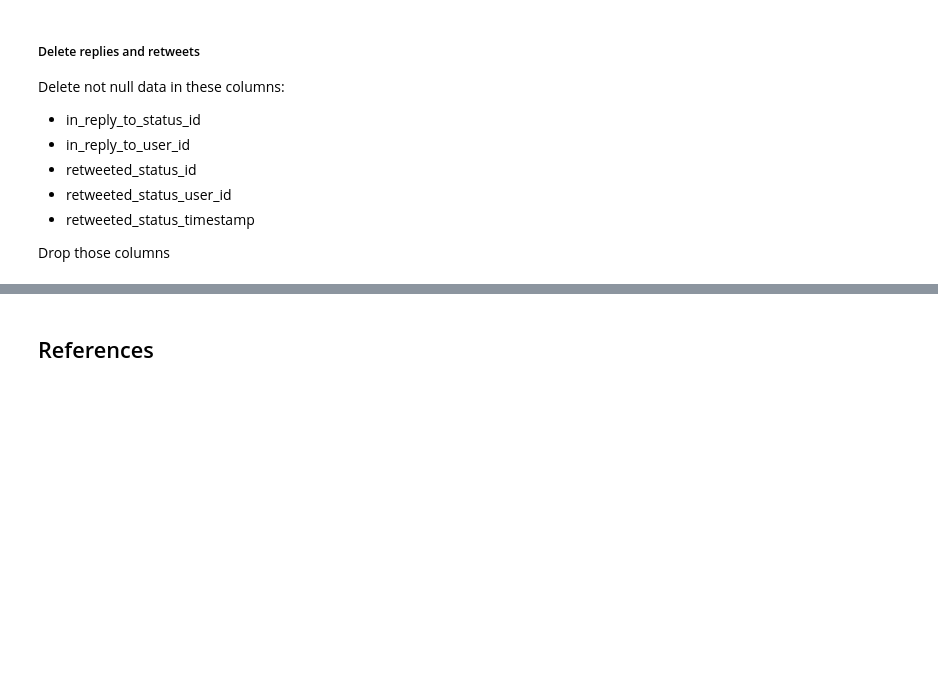
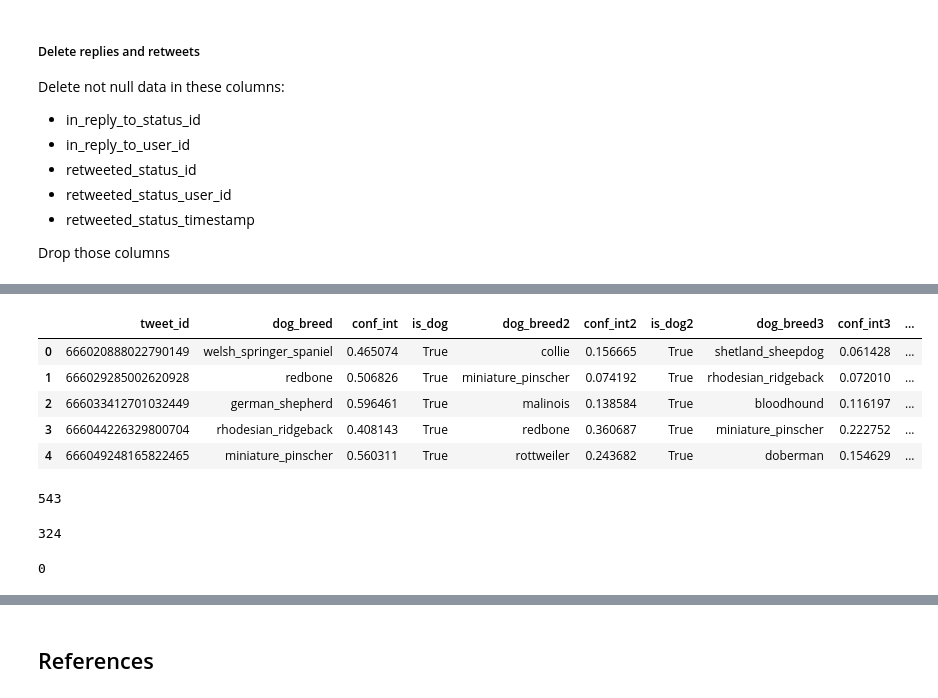
Before and after one commit to amr9410/PythonDataWrangling, a Jupyter notebook: wrangle_act.ipynb, the cells around one changed output, grey strips where cells are left out. Saved outputs shown, nothing was run; the diff lists cells and outputs as text; code cells hidden in the pictures; blank space fills up the shorter version.

```diff
--- a/wrangle_act.ipynb
+++ b/wrangle_act.ipynb
@@ -321,3 +385,5 @@ Columns to delete: *jpg_url*
 # %%
+#Drop columns
 df_archive_copy.drop(['timestamp', 'source', 'expanded_urls'], axis=1, inplace=True)
-df_predictions_copy.drop(['jpg_url'], axis=1, inplace=True)
+#Test
+df_archive_copy.info()
@@ -470,0 +613,5 @@ Store the clean DataFrame(s) in a CSV file with the main one named twitter_archi
+# %%
+#Drop jpg_url, img_num columns
+df_predictions_copy.drop(['jpg_url', 'img_num'], axis=1, inplace=True)
+#Test
+df_predictions_copy.info()
@@ -470,0 +634,23 @@ Store the clean DataFrame(s) in a CSV file with the main one named twitter_archi
+# %%
+#rename columns
+df_predictions_copy = df_predictions_copy.rename(columns={'p1': 'dog_breed', 'p1_conf': 'conf_int', 'p1_dog': 'is_dog', 'p2': 'dog_breed2', 'p2_conf': 'conf_int2', 'p2_dog': 'is_dog2', 'p3': 'dog_breed3', 'p3_conf': 'conf_int3', 'p3_dog': 'is_dog3'})
+# %%
+#Convert dog breeds to lowercase
+df_predictions_copy['dog_breed'] = df_predictions_copy.dog_breed.str.lower()
+df_predictions_copy['dog_breed2'] = df_predictions_copy.dog_breed2.str.lower()
+df_predictions_copy['dog_breed3'] = df_predictions_copy.dog_breed3.str.lower()
+# %%
+#Test
+df_predictions_copy.head()
+# %% [output]
+|  | tweet_id | dog_breed | conf_int | is_dog | dog_breed2 | conf_int2 | is_dog2 | dog_breed3 | conf_int3 | ... |
+| 0 | 666020888022790149 | welsh_springer_spaniel | 0.465074 | True | collie | 0.156665 | True | shetland_sheepdog | 0.061428 | ... |
+| 1 | 666029285002620928 | redbone | 0.506826 | True | miniature_pinscher | 0.074192 | True | rhodesian_ridgeback | 0.072010 | ... |
+| 2 | 666033412701032449 | german_shepherd | 0.596461 | True | malinois | 0.138584 | True | bloodhound | 0.116197 | ... |
+| 3 | 666044226329800704 | rhodesian_ridgeback | 0.408143 | True | redbone | 0.360687 | True | miniature_pinscher | 0.222752 | ... |
+| 4 | 666049248165822465 | miniature_pinscher | 0.560311 | True | rottweiler | 0.243682 | True | doberman | 0.154629 | ... |
+# %%
+#Number non dogs
+len(df_predictions_copy[df_predictions_copy['is_dog'] == False])
+# %% [output]
+543
@@ -470,0 +671,5 @@ Store the clean DataFrame(s) in a CSV file with the main one named twitter_archi
+# %%
+#Number non dogs
+len(df_predictions_copy[df_predictions_copy['is_dog'] == False])
+# %% [output]
+324
@@ -470,0 +679,5 @@ Store the clean DataFrame(s) in a CSV file with the main one named twitter_archi
+# %%
+#Test Number non dogs
+len(df_predictions_copy[df_predictions_copy['is_dog'] == False])
+# %% [output]
+0
```
Also changed, not shown: parts of 101 cells of this notebook.
